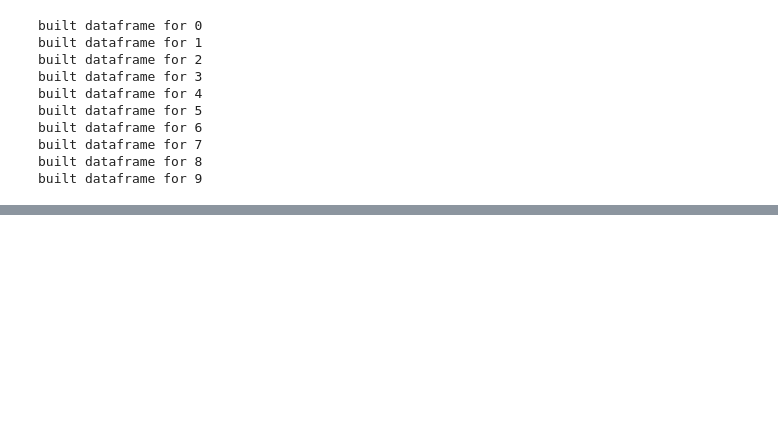
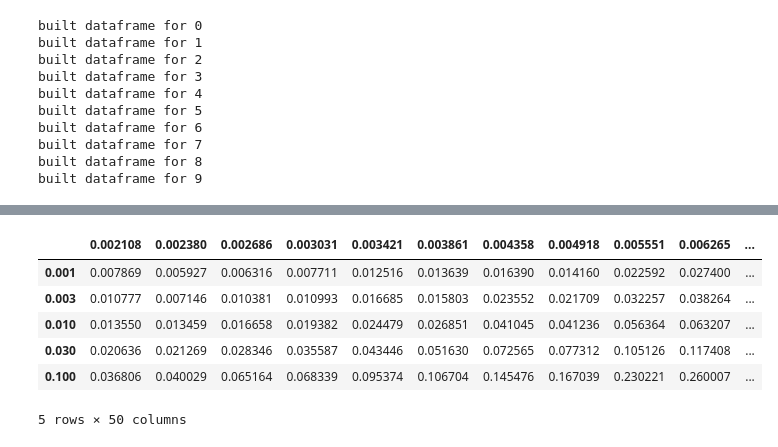
Before and after one commit to emkoch/popspec, a Jupyter notebook: Effect_size.ipynb, the cells around one changed output, grey strips where cells are left out. Saved outputs shown, nothing was run; the diff lists cells and outputs as text; code cells hidden in the pictures; blank space fills up the shorter version.

```diff
--- a/Effect_size.ipynb
+++ b/Effect_size.ipynb
@@ -327,14 +388,25 @@ ValueError: `x` and `y` must have length at least 2.
 # %%
-# Change the corr_df axis so it's based on selection instead of beta
-# new_cols = [40000 * x**2 for x in beta_vals]
-# corr_df.columns = new_cols
+# # Change the corr_df axis so it's based on selection instead of beta
+new_cols = [40000 * x**2 for x in beta_vals]
+corr_df_pos.columns = new_cols
+corr_df_neg.columns = new_cols
 
-# corr_df
+corr_df_pos[corr_df_pos == 0.0] = np.nan
+corr_df_neg[corr_df_neg == 0.0] = np.nan
 
-# Let's build error bars for each data point
-z = 1.96
-z_df = 0.5*np.log((1 + corr_df)/(1-corr_df))
-top_df = z_df + z/(np.sqrt(sample_df * (sample_df-3)))
-top_df = np.tanh(top_df)
-bottom_df = z_df - z/(np.sqrt(sample_df * (sample_df-3)))
-bottom_df = np.tanh(bottom_df)
+# dw = [16, 19, 47]
+# dw = [new_cols[x] for x in dw]
+# corr_df = corr_df.loc[:, [y not in dw for y in new_cols]]
+
+# [0.0 in corr_df_pos[x] for x in corr_df_pos.columns]
+# corr_df_neg.iloc[:, 30:40]
+
+# corr_df.columns = corr_df.columns * 2
+
+# # Let's build error bars for each data point
+# z = 1.96
+# z_df = 0.5*np.log((1 + corr_df)/(1-corr_df))
+# top_df = z_df + z/(np.sqrt(sample_df * (sample_df-3)))
+# top_df = np.tanh(top_df)
+# bottom_df = z_df - z/(np.sqrt(sample_df * (sample_df-3)))
+# bottom_df = np.tanh(bottom_df)
@@ -402,0 +457,10 @@ plt.show()
+# %%
+corr_df_neg
+# %% [output]
+|  | 0.002108 | 0.002380 | 0.002686 | 0.003031 | 0.003421 | 0.003861 | 0.004358 | 0.004918 | 0.005551 | 0.006265 | ... |
+| 0.001 | 0.007869 | 0.005927 | 0.006316 | 0.007711 | 0.012516 | 0.013639 | 0.016390 | 0.014160 | 0.022592 | 0.027400 | ... |
+| 0.003 | 0.010777 | 0.007146 | 0.010381 | 0.010993 | 0.016685 | 0.015803 | 0.023552 | 0.021709 | 0.032257 | 0.038264 | ... |
+| 0.010 | 0.013550 | 0.013459 | 0.016658 | 0.019382 | 0.024479 | 0.026851 | 0.041045 | 0.041236 | 0.056364 | 0.063207 | ... |
+| 0.030 | 0.020636 | 0.021269 | 0.028346 | 0.035587 | 0.043446 | 0.051630 | 0.072565 | 0.077312 | 0.105126 | 0.117408 | ... |
+| 0.100 | 0.036806 | 0.040029 | 0.065164 | 0.068339 | 0.095374 | 0.106704 | 0.145476 | 0.167039 | 0.230221 | 0.260007 | ... |
+5 rows × 50 columns
```
Also changed, not shown: parts of 7 cells of this notebook, 1 other file.
